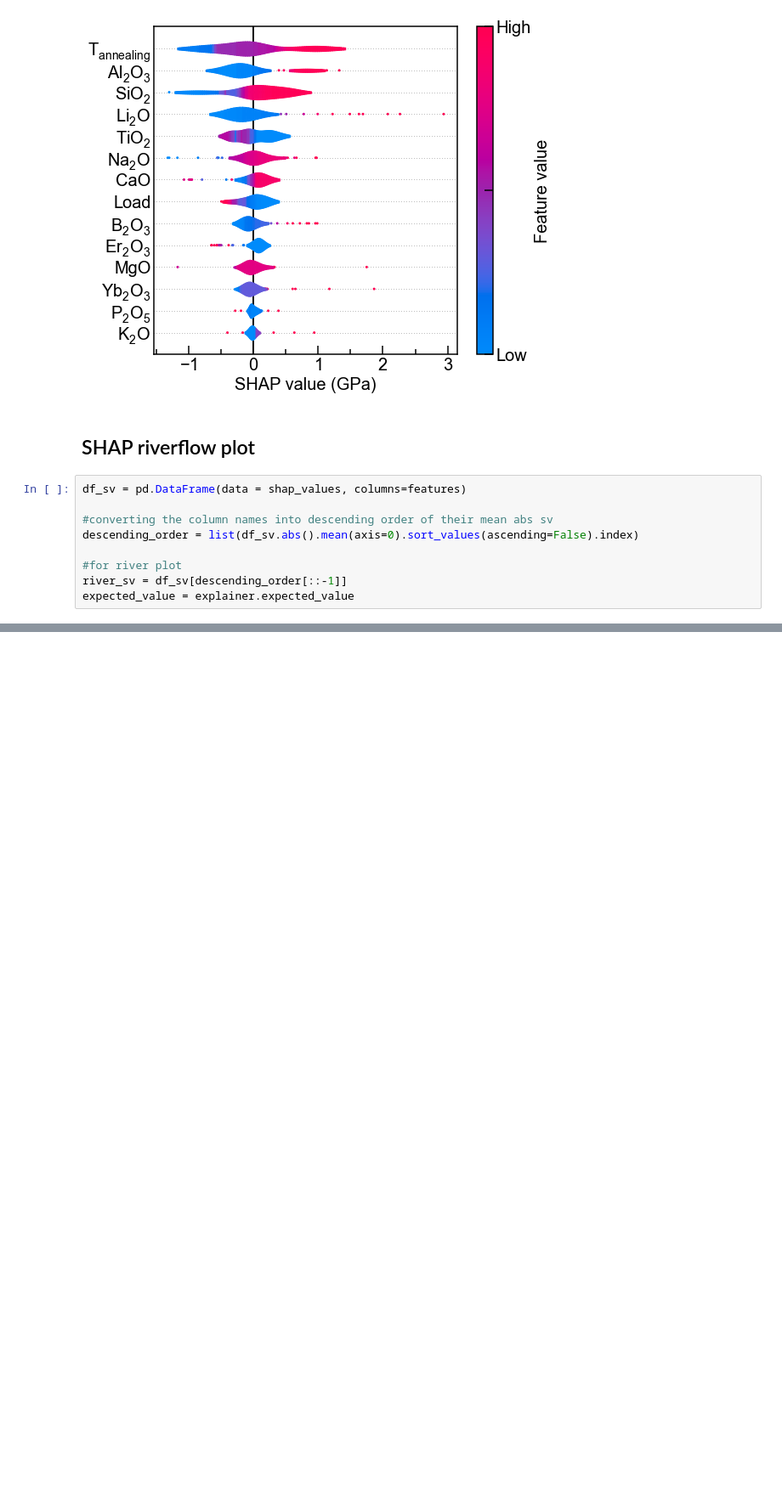
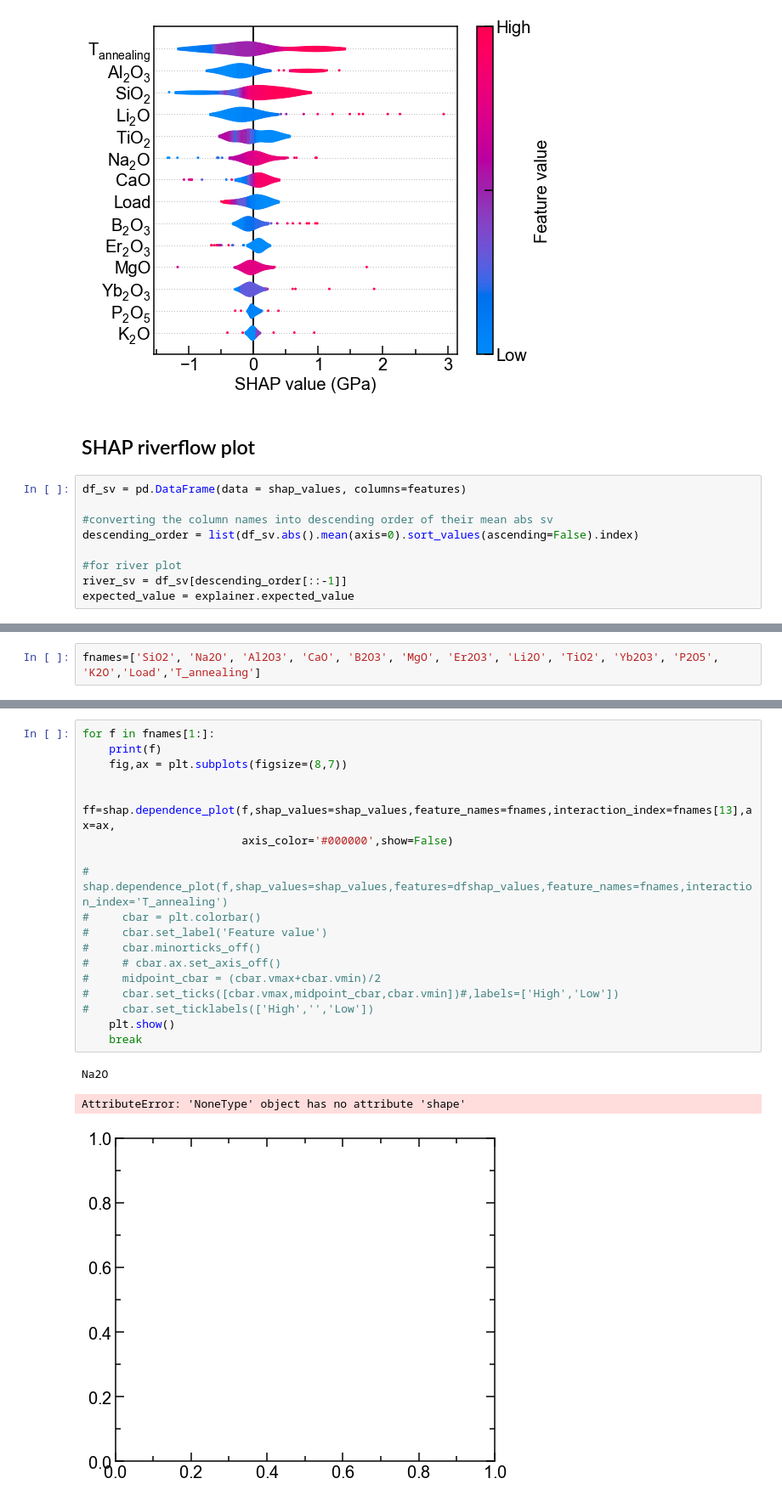
Before and after one commit to m3rg-repo/machine_learning_glass, a Jupyter notebook: Hardness_process_testing/shap_plots.ipynb, the cells around one changed output, grey strips where cells are left out. Shown at 85% size. Drawn from its saved outputs; the diff is of its cells as text; blank space fills up the shorter version.

```diff
--- a/Hardness_process_testing/shap_plots.ipynb
+++ b/Hardness_process_testing/shap_plots.ipynb
@@ -85,0 +130,2 @@ plt.show()
+# %%
+fnames=['SiO2', 'Na2O', 'Al2O3', 'CaO', 'B2O3', 'MgO', 'Er2O3', 'Li2O', 'TiO2', 'Yb2O3', 'P2O5', 'K2O','Load','T_annealing']
@@ -85,0 +154,22 @@ plt.show()
+# %%
+for f in fnames[1:]:
+    print(f)
+    fig,ax = plt.subplots(figsize=(8,7))
+
+    ff=shap.dependence_plot(f,shap_values=shap_values,feature_names=fnames,interaction_index=fnames[13],ax=ax,
+                        axis_color='#000000',show=False)
+
+#     shap.dependence_plot(f,shap_values=shap_values,features=dfshap_values,feature_names=fnames,interaction_index='T_annealing')
+#     cbar = plt.colorbar()
+#     cbar.set_label('Feature value')
+#     cbar.minorticks_off()
+#     # cbar.ax.set_axis_off()
+#     midpoint_cbar = (cbar.vmax+cbar.vmin)/2
+#     cbar.set_ticks([cbar.vmax,midpoint_cbar,cbar.vmin])#,labels=['High','Low'])
+#     cbar.set_ticklabels(['High','','Low'])
+    plt.show()
+    break
+# %% [output]
+Na2O
+AttributeError: 'NoneType' object has no attribute 'shape'
+[figure, added]
```
Also changed, not shown: parts of 11 cells of this notebook, 2 other files.
